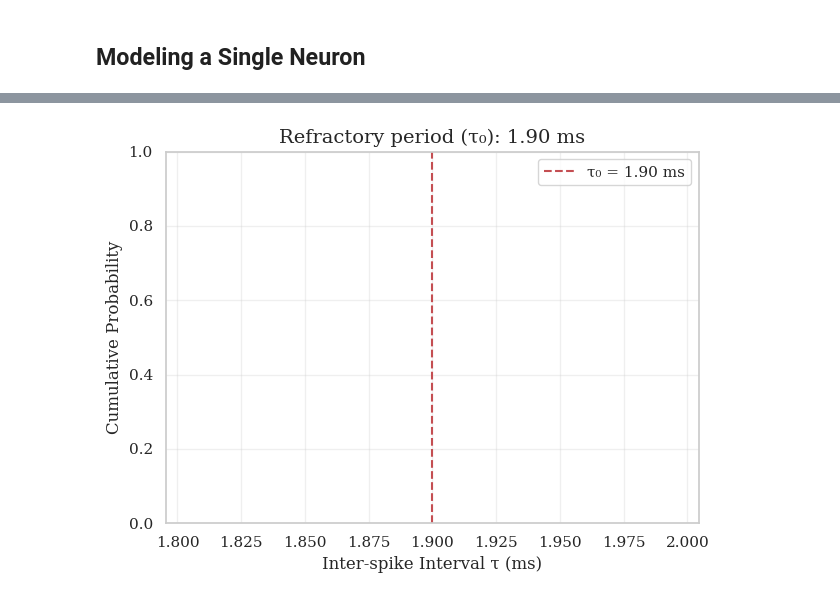
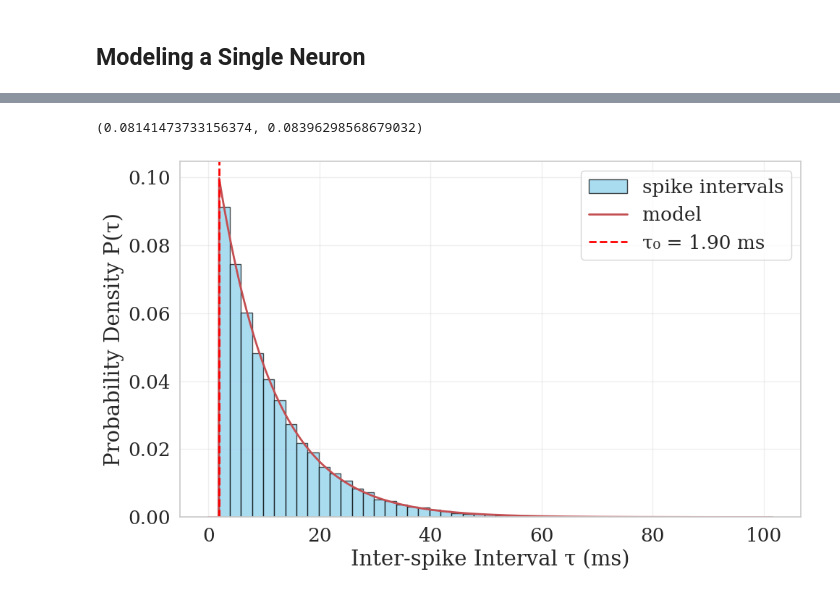
Before and after one commit to magggienn/Theory-of-Complex-Systems---1, a Jupyter notebook: src/model_neuron.ipynb, the cells around one changed output, grey strips where cells are left out. Saved outputs shown, nothing was run; the diff lists cells and outputs as text; code cells hidden in the pictures.

```diff
--- a/src/model_neuron.ipynb
+++ b/src/model_neuron.ipynb
@@ -25,9 +10,13 @@ from scipy.optimize import curve_fit
 sns.set(style="whitegrid")
 plt.rc('text')
 plt.rc('font', family='serif')
+
+LABELSIZE = 21
+TICKSIZE = 19
 # %%
 spike_times = np.loadtxt('..\data\Data_neuron.txt')
 intervals = np.diff(spike_times)
+tau_0 = np.min(intervals)
 print(f"Number of spikes: {len(spike_times)}")
 print(f"Number of intervals: {len(intervals)}")
 print(f"Range of spike times: {spike_times[0]} to {spike_times[-1]} ms")
@@ -38,10 +27,14 @@ print(f"Mean interval: {np.mean(intervals):.3f} ms")
 # Plot the distribution of interspike intervals
 plt.figure(figsize=(10, 6))
 hist, bins, _ = plt.hist(intervals, bins=50, density=True, alpha=0.7,
-                         color='skyblue', edgecolor='black')
-plt.xlabel('Inter-spike Interval τ (ms)')
-plt.ylabel('Probability Density P(τ)')
-plt.title('Distribution of Inter-spike Intervals')
+                         color='skyblue', edgecolor='black',label='spike intervals')
+plt.xlabel('Inter-spike Interval τ (ms)',fontsize=LABELSIZE)
+plt.ylabel('Probability Density P(τ)',fontsize=LABELSIZE)
+plt.xticks(fontsize=TICKSIZE)
+plt.yticks(fontsize=TICKSIZE)
+# plt.title('Distribution of Inter-spike Intervals', fontsize=LABELSIZE)
+plt.axvline(tau_0, color='r', linestyle='--', label=f'τ₀ = {tau_0:.2f} ms')
+plt.legend(fontsize=TICKSIZE)
 plt.savefig('..\\results\\neuron_model\\interspike_intervals.pdf', dpi=300, bbox_inches='tight')
 # %% [output]
 Number of spikes: 30165
@@ -54,14 +114,37 @@ Mean interval: 11.934 ms
+# %%
+#FROM THE DATA
+total_time_period = spike_times[-1] - spike_times[0]  # Last time minus first time
+average_rate = len(spike_times) / (total_time_period )  # spikes/s
+# ANALYTICAL SOLUTION
+average_analytical_rate = 1 / (tau_0 + 1/lambda_val)  # Spikes/ms
+average_rate, average_analytical_rate
+# %% [output]
+(0.08141473733156374, 0.08396298568679032)
 # %%
-# Identify the minimum interval (refractory period)
-tau_0 = np.min(intervals)
-plt.axvline(tau_0, color='r', linestyle='--', label=f'τ₀ = {tau_0:.2f} ms')
-plt.xlabel('Inter-spike Interval τ (ms)', fontsize=12)
-plt.ylabel('Cumulative Probability', fontsize=12)
-plt.title(f'Refractory period (τ₀): {tau_0:.2f} ms', fontsize=14)
-plt.legend()
+# Plot the distribution and the model
+plt.figure(figsize=(10, 6))
+hist, bins, _ = plt.hist(intervals, bins=50, density=True, alpha=0.7,
+                         color='skyblue', edgecolor='black',label='spike intervals')
+
+x_model = np.linspace(0, max(intervals), 1000)
+y_model = np.zeros_like(x_model)
+
+# Apply the delayed Poisson model
+y_model[x_model < tau_0] = 0
+y_model[x_model >= tau_0] = lambda_fit * np.exp(-lambda_fit * (x_model[x_model >= tau_0] - tau_0))
+
+plt.plot(x_model, y_model, 'r-', linewidth=2,
+         label=f'model')
+
+plt.xlabel('Inter-spike Interval τ (ms)',fontsize=LABELSIZE)
+plt.ylabel('Probability Density P(τ)',fontsize=LABELSIZE)
+plt.xticks(fontsize=TICKSIZE)
+plt.yticks(fontsize=TICKSIZE)
+plt.axvline(tau_0, color='red', linestyle='--', linewidth=2, label=f'τ₀ = {tau_0:.2f} ms')
+plt.legend(fontsize=TICKSIZE)
 plt.grid(True, alpha=0.3)
 plt.tight_layout()
-plt.savefig('..\\results\\neuron_model\\refractory_period.pdf', dpi=300, bbox_inches='tight')
+plt.savefig('..\\results\\neuron_model\\data_vs_model.pdf', dpi=300, bbox_inches='tight')
 plt.show()
 # %% [output]
-[figure, old version]
+[figure, new version]
```
Also changed, not shown: parts of 8 cells of this notebook, 16 other files.
